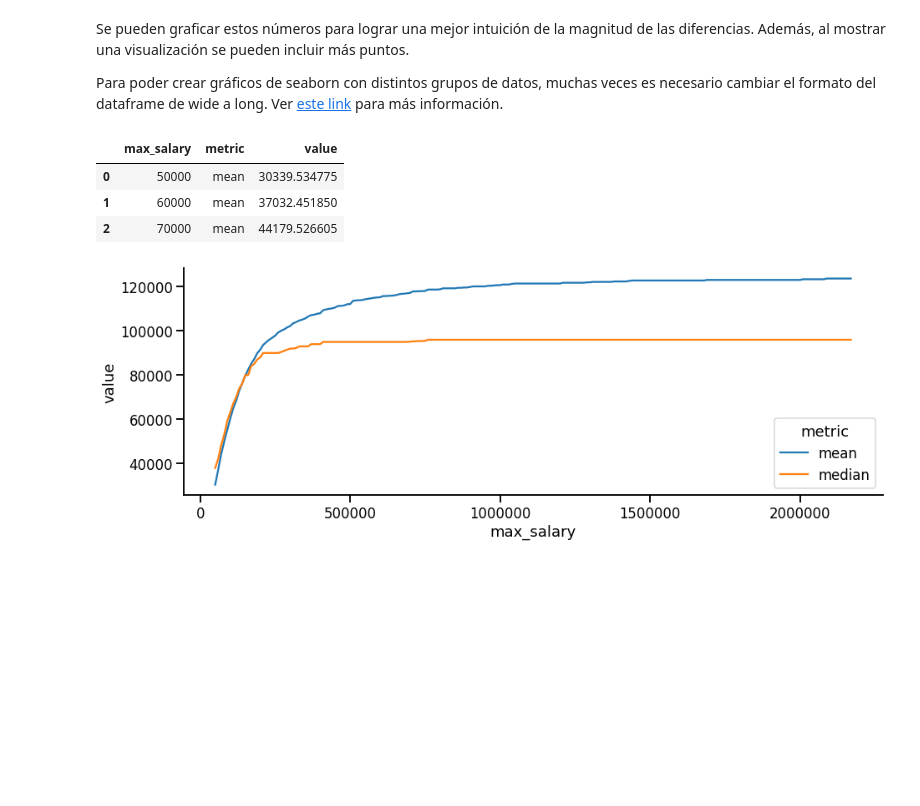
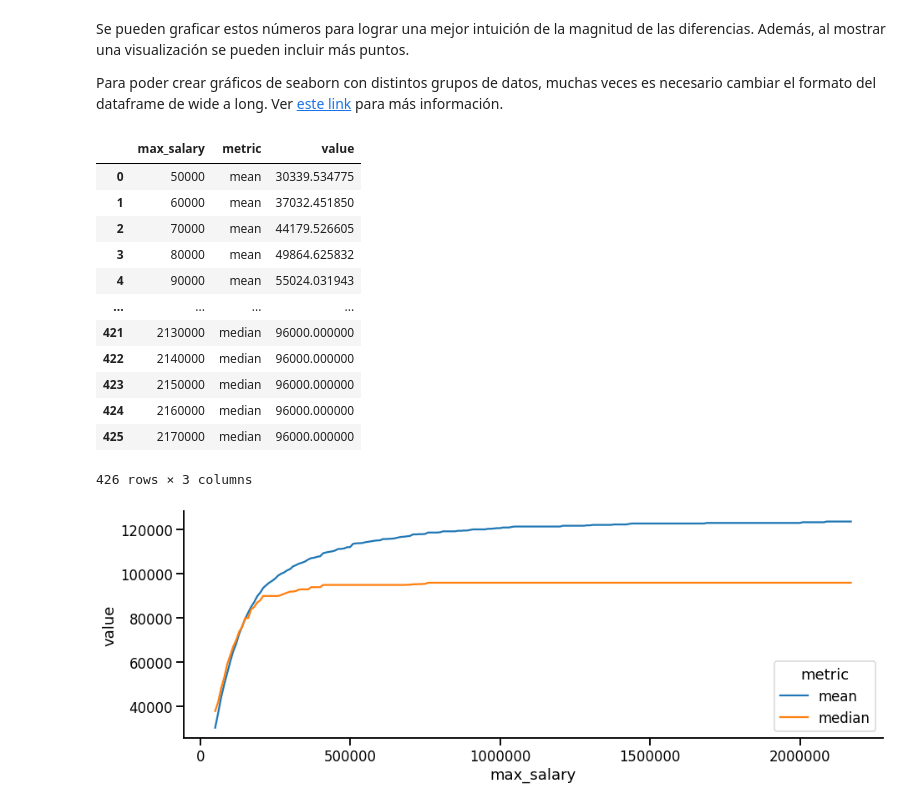
Before and after one commit to benjaminocampo/AyVD, a Jupyter notebook: AyVD/Notebooks/02_Estadistica_descriptiva.ipynb, the cells around one changed output. Drawn from its saved outputs; the diff is of its cells as text; code cells hidden in the pictures; blank space fills up the shorter version.

```diff
--- a/AyVD/Notebooks/02_Estadistica_descriptiva.ipynb
+++ b/AyVD/Notebooks/02_Estadistica_descriptiva.ipynb
@@ -105,19 +105,28 @@ Para poder crear gráficos de seaborn con distintos grupos de datos, muchas vece
 # %%
 central_tendency_max = [
     (max_salary, df[df[salary_col] < max_salary][salary_col].mean(),
      df[df[salary_col] < max_salary][salary_col].median())
     for max_salary in range(50000, int(df[salary_col].max()), 10**4)
 ]
 central_tendency_max_df = pd.DataFrame(central_tendency_max,
                                    columns=['max_salary', 'mean', 'median'])\
   .melt(id_vars='max_salary', var_name='metric')
 
-central_tendency_max_df[:3]
+central_tendency_max_df
 # %% [output]
 |  | max_salary | metric | value |
 | 0 | 50000 | mean | 30339.534775 |
 | 1 | 60000 | mean | 37032.451850 |
 | 2 | 70000 | mean | 44179.526605 |
+| 3 | 80000 | mean | 49864.625832 |
+| 4 | 90000 | mean | 55024.031943 |
+| ... | ... | ... | ... |
+| 421 | 2130000 | median | 96000.000000 |
+| 422 | 2140000 | median | 96000.000000 |
+| 423 | 2150000 | median | 96000.000000 |
+| 424 | 2160000 | median | 96000.000000 |
+| 425 | 2170000 | median | 96000.000000 |
+426 rows × 3 columns
 # %%
 # ¡Podemos ver estos datos visualmente!
 fig = plt.figure(figsize=(15, 5))
```
Also changed, not shown: parts of 3 cells of this notebook, 1 other file.
